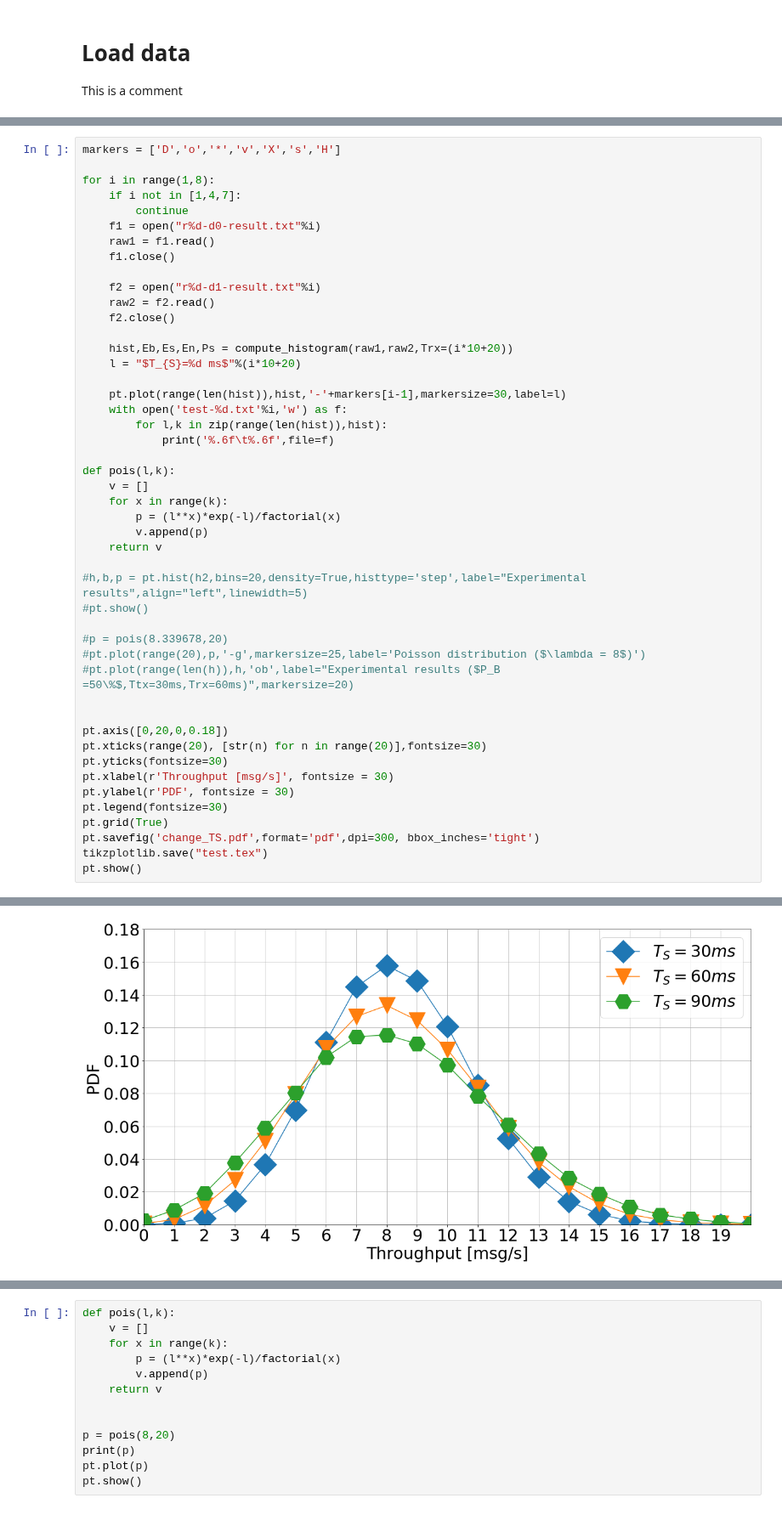
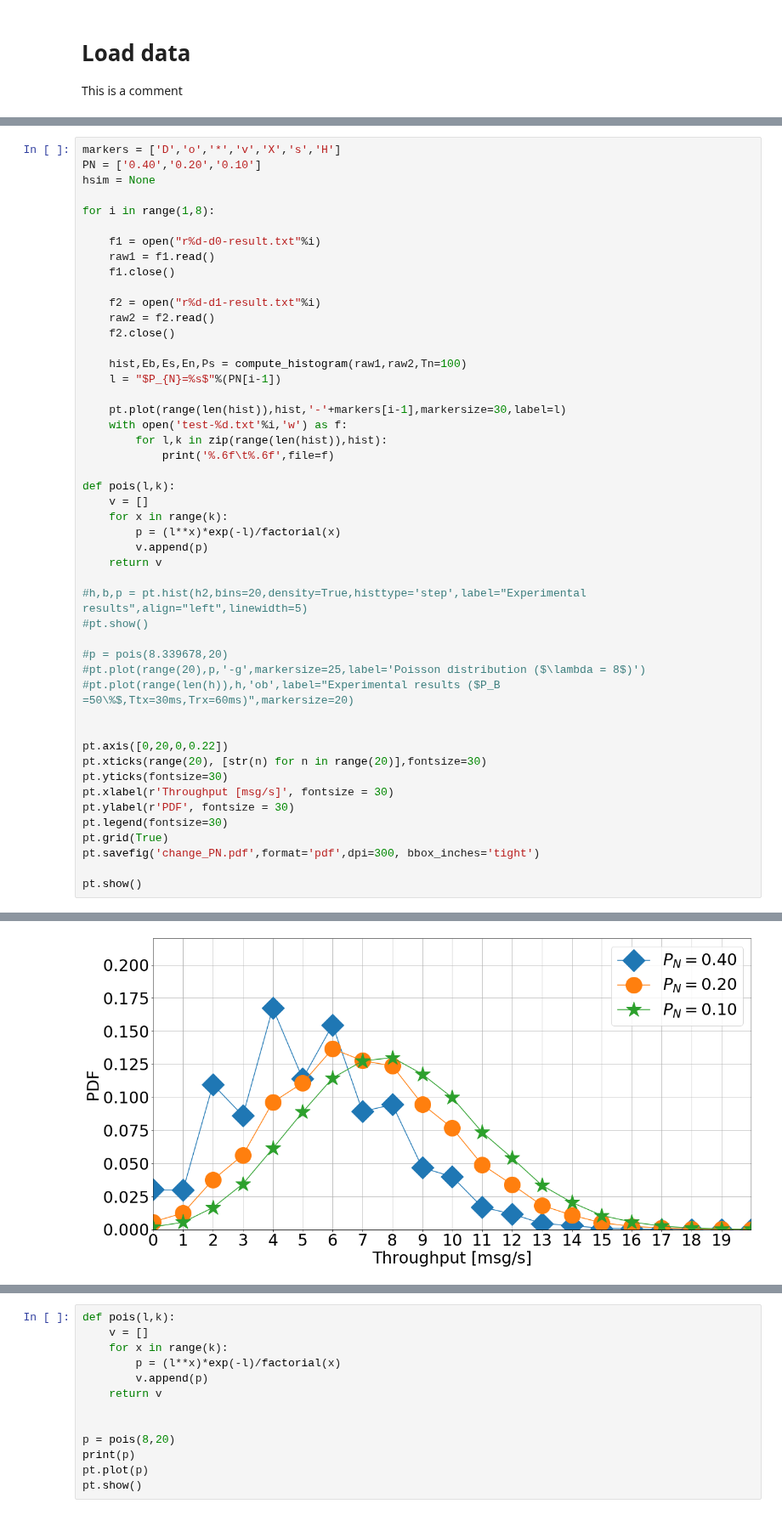
Before and after one commit to ingframin/BroadcastSimulation, a Jupyter notebook: results/Analysis.ipynb, the cells around one changed output, grey strips where cells are left out. Shown at 85% size. Cells and saved outputs as stored; diff of their text form.

Commit message:
fixed plots

```diff
--- a/results/Analysis.ipynb
+++ b/results/Analysis.ipynb
@@ -200,9 +210,10 @@ print('S2(%): ',100*Stime/(Btime+Stime))
 # %%
 markers = ['D','o','*','v','X','s','H']
+PN = ['0.40','0.20','0.10']
+hsim = None
 
 for i in range(1,8):
-    if i not in [1,4,7]:
-        continue
+
     f1 = open("r%d-d0-result.txt"%i)
     raw1 = f1.read()
     f1.close()
@@ -211,8 +222,8 @@ for i in range(1,8):
     raw2 = f2.read()
     f2.close()
 
-    hist,Eb,Es,En,Ps = compute_histogram(raw1,raw2,Trx=(i*10+20))
-    l = "$T_{S}=%d ms$"%(i*10+20)
+    hist,Eb,Es,En,Ps = compute_histogram(raw1,raw2,Tn=100)
+    l = "$P_{N}=%s$"%(PN[i-1])
 
     pt.plot(range(len(hist)),hist,'-'+markers[i-1],markersize=30,label=l)
     with open('test-%d.txt'%i,'w') as f:
@@ -234,14 +245,14 @@ def pois(l,k):
 #pt.plot(range(len(h)),h,'ob',label="Experimental results ($P_B =50\%$,Ttx=30ms,Trx=60ms)",markersize=20)
 
 
-pt.axis([0,20,0,0.18])
+pt.axis([0,20,0,0.22])
 pt.xticks(range(20), [str(n) for n in range(20)],fontsize=30)
 pt.yticks(fontsize=30)
 pt.xlabel(r'Throughput [msg/s]', fontsize = 30)
 pt.ylabel(r'PDF', fontsize = 30)
 pt.legend(fontsize=30)
 pt.grid(True)
-pt.savefig('change_TS.pdf',format='pdf',dpi=300, bbox_inches='tight')
-tikzplotlib.save("test.tex")
+pt.savefig('change_PN.pdf',format='pdf',dpi=300, bbox_inches='tight')
+
 pt.show()
 # %% [output]
@@ -272 +283 @@ Success probability evts: 0.499477
-[figure, old version]
+[figure, new version]
```
Also changed, not shown: parts of 6 cells of this notebook, 13 other files.
